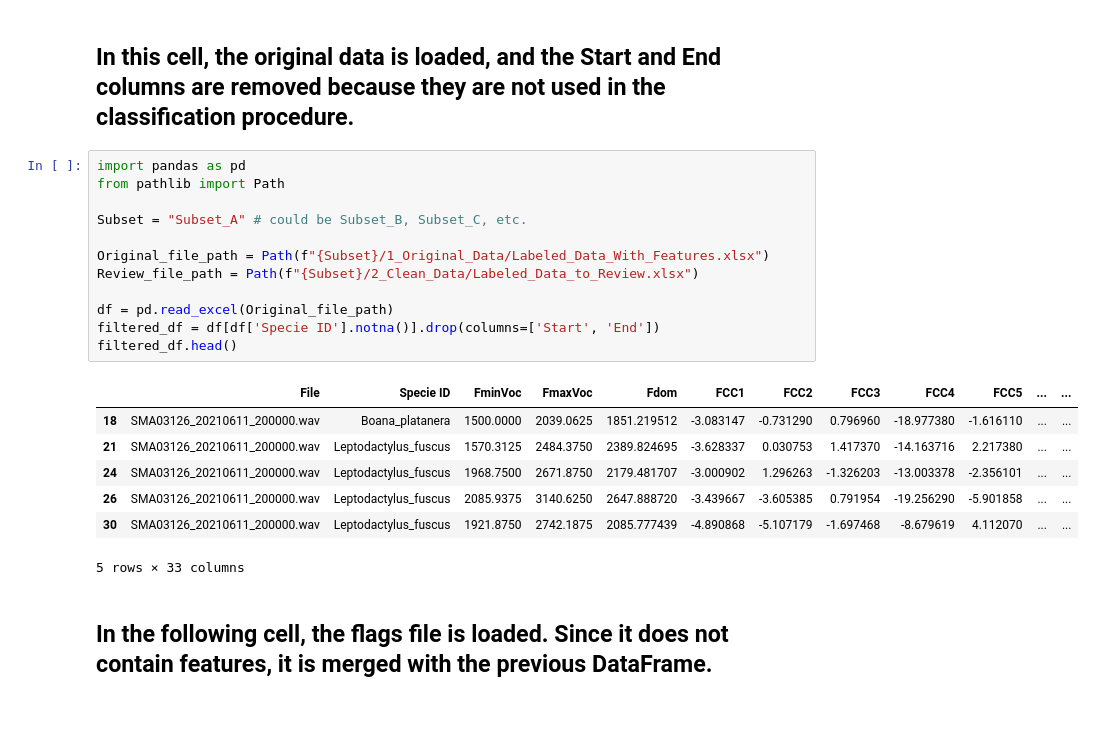
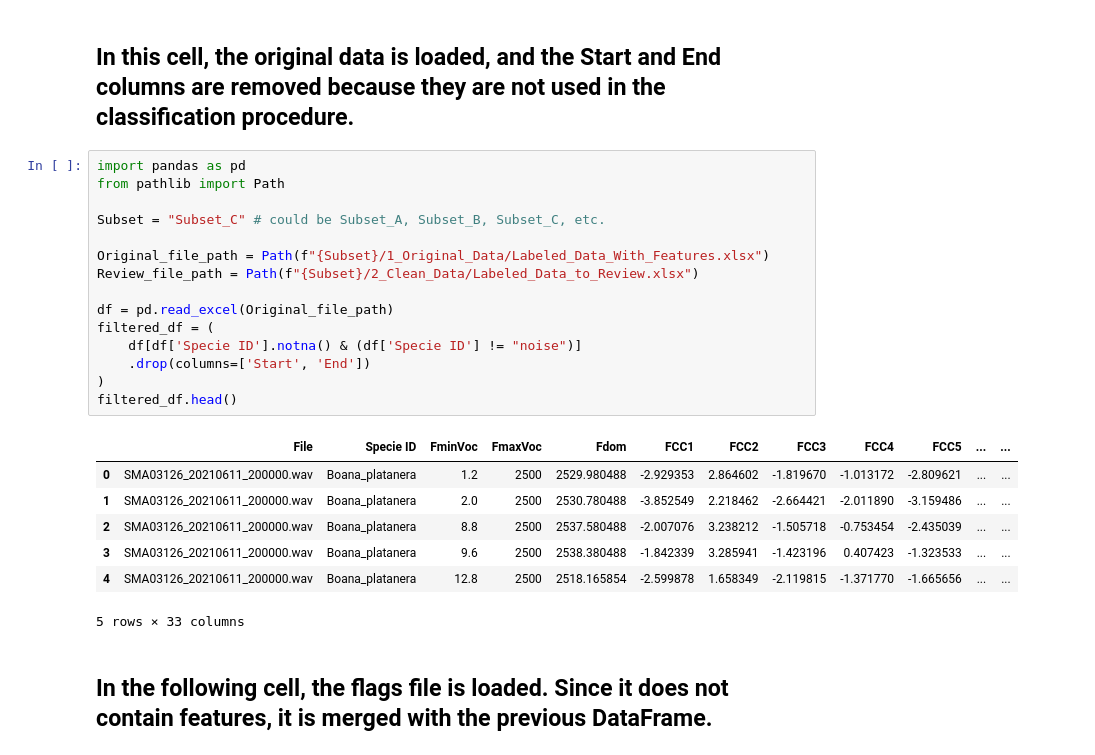
Before and after one commit to jongalon/classification-task, a Jupyter notebook: Organize_data.ipynb, the cells around one changed output. Saved outputs shown, nothing was run; the diff lists cells and outputs as text; blank space fills up the shorter version.

Commit message:
Implement feature for selecting subset to enhance user experience and fix bug when filtering noise

```diff
--- a/Organize_data.ipynb
+++ b/Organize_data.ipynb
@@ -3,22 +3,25 @@
 # %%
 import pandas as pd
 from pathlib import Path
 
-Subset = "Subset_A" # could be Subset_B, Subset_C, etc.
+Subset = "Subset_C" # could be Subset_A, Subset_B, Subset_C, etc.
 
 Original_file_path = Path(f"{Subset}/1_Original_Data/Labeled_Data_With_Features.xlsx")
 Review_file_path = Path(f"{Subset}/2_Clean_Data/Labeled_Data_to_Review.xlsx")
 
 df = pd.read_excel(Original_file_path)
-filtered_df = df[df['Specie ID'].notna()].drop(columns=['Start', 'End'])
+filtered_df = (
+    df[df['Specie ID'].notna() & (df['Specie ID'] != "noise")]
+    .drop(columns=['Start', 'End'])
+)
 filtered_df.head()
 # %% [output]
 |  | File | Specie ID | FminVoc | FmaxVoc | Fdom | FCC1 | FCC2 | FCC3 | FCC4 | FCC5 | ... | ... |
-| 18 | SMA03126_20210611_200000.wav | Boana_platanera | 1500.0000 | 2039.0625 | 1851.219512 | -3.083147 | -0.731290 | 0.796960 | -18.977380 | -1.616110 | ... | ... |
-| 21 | SMA03126_20210611_200000.wav | Leptodactylus_fuscus | 1570.3125 | 2484.3750 | 2389.824695 | -3.628337 | 0.030753 | 1.417370 | -14.163716 | 2.217380 | ... | ... |
-| 24 | SMA03126_20210611_200000.wav | Leptodactylus_fuscus | 1968.7500 | 2671.8750 | 2179.481707 | -3.000902 | 1.296263 | -1.326203 | -13.003378 | -2.356101 | ... | ... |
-| 26 | SMA03126_20210611_200000.wav | Leptodactylus_fuscus | 2085.9375 | 3140.6250 | 2647.888720 | -3.439667 | -3.605385 | 0.791954 | -19.256290 | -5.901858 | ... | ... |
-| 30 | SMA03126_20210611_200000.wav | Leptodactylus_fuscus | 1921.8750 | 2742.1875 | 2085.777439 | -4.890868 | -5.107179 | -1.697468 | -8.679619 | 4.112070 | ... | ... |
+| 0 | SMA03126_20210611_200000.wav | Boana_platanera | 1.2 | 2500 | 2529.980488 | -2.929353 | 2.864602 | -1.819670 | -1.013172 | -2.809621 | ... | ... |
+| 1 | SMA03126_20210611_200000.wav | Boana_platanera | 2.0 | 2500 | 2530.780488 | -3.852549 | 2.218462 | -2.664421 | -2.011890 | -3.159486 | ... | ... |
+| 2 | SMA03126_20210611_200000.wav | Boana_platanera | 8.8 | 2500 | 2537.580488 | -2.007076 | 3.238212 | -1.505718 | -0.753454 | -2.435039 | ... | ... |
+| 3 | SMA03126_20210611_200000.wav | Boana_platanera | 9.6 | 2500 | 2538.380488 | -1.842339 | 3.285941 | -1.423196 | 0.407423 | -1.323533 | ... | ... |
+| 4 | SMA03126_20210611_200000.wav | Boana_platanera | 12.8 | 2500 | 2518.165854 | -2.599878 | 1.658349 | -2.119815 | -1.371770 | -1.665656 | ... | ... |
 5 rows × 33 columns
 # %% [markdown]
 ## In the following cell, the flags file is loaded. Since it does not contain features, it is merged with the previous DataFrame.
```
Also changed, not shown: parts of 1 cell of this notebook.
